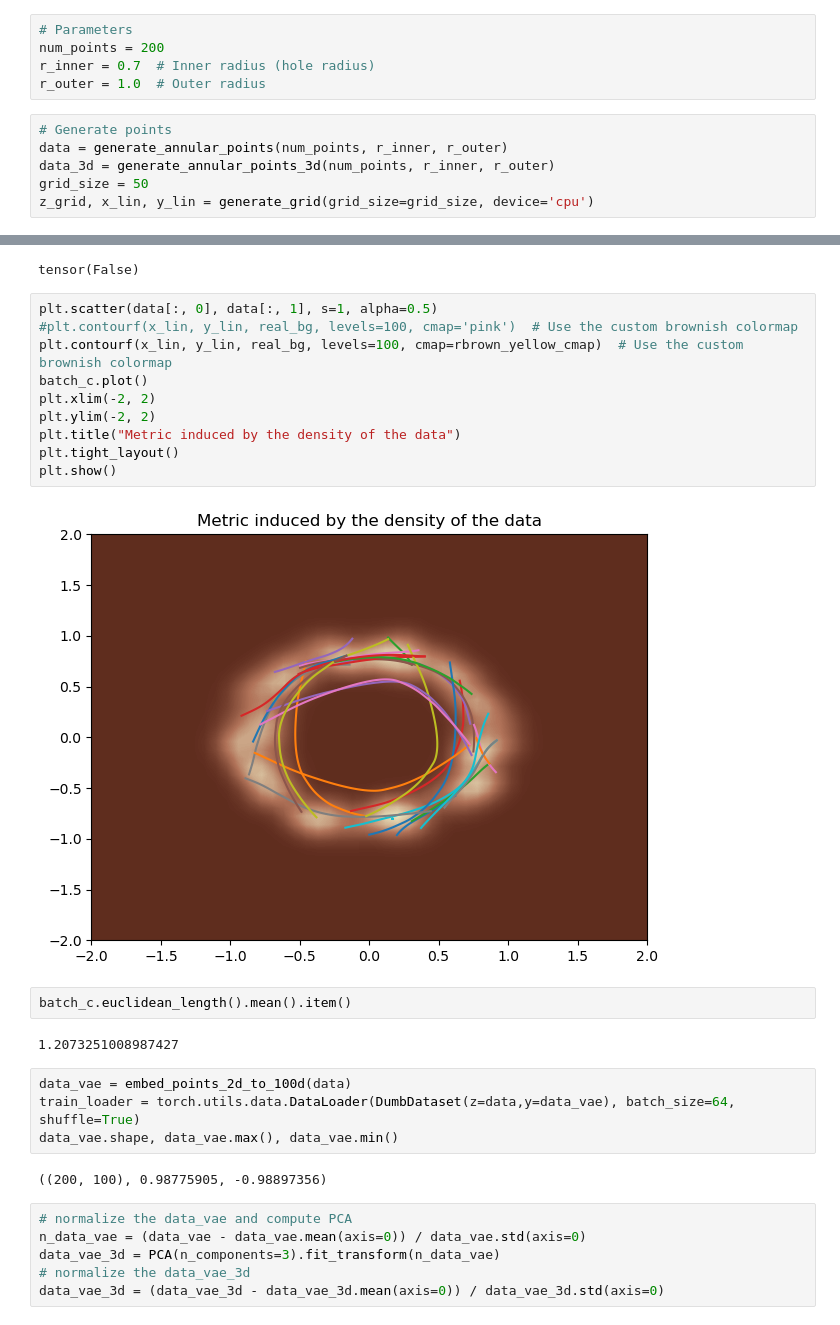
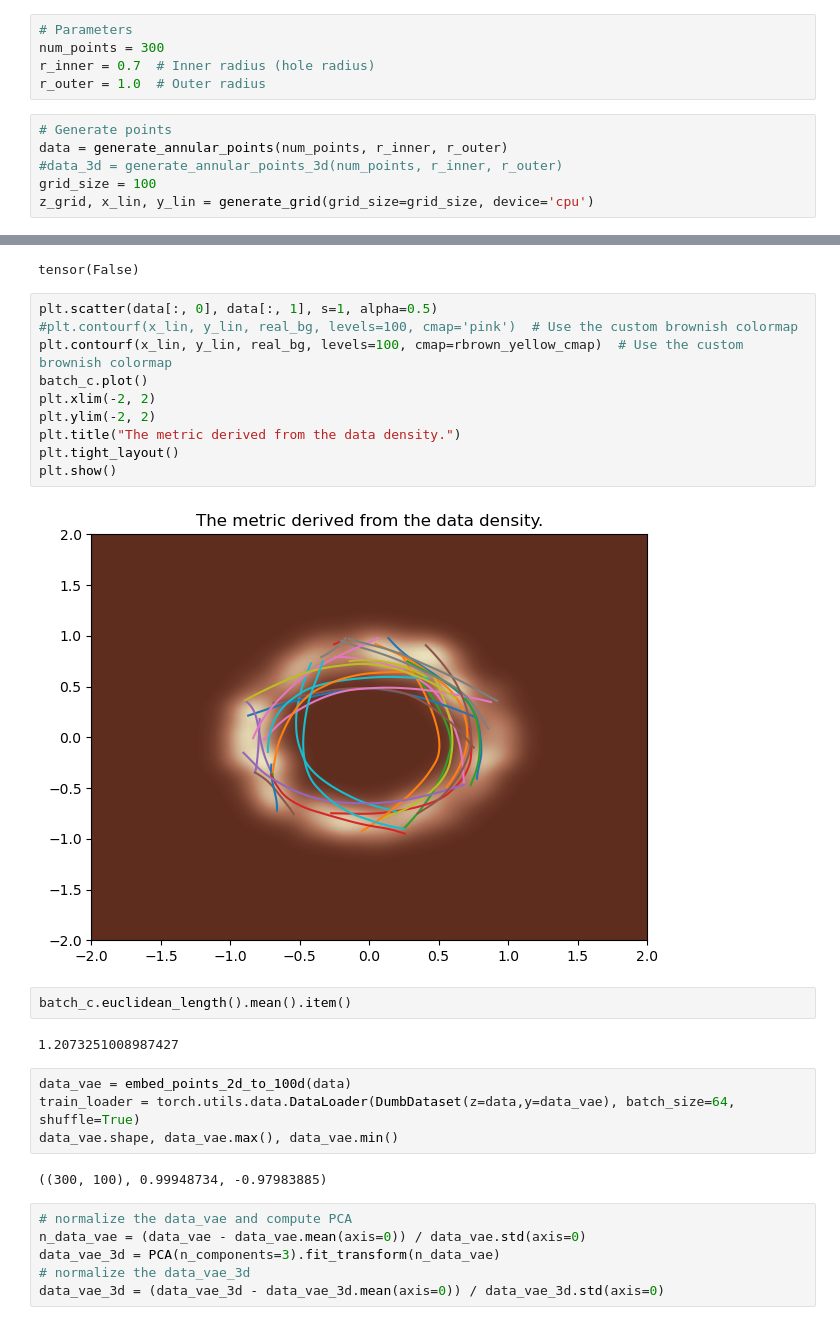
Before and after one commit to fablos/geo_latte, a Jupyter notebook: icra/circular_data.ipynb, the cells around one changed output, grey strips where cells are left out. Cells and saved outputs as stored; diff of their text form.

```diff
--- a/icra/circular_data.ipynb
+++ b/icra/circular_data.ipynb
@@ -14,14 +14,14 @@ from circular_utils import *
 from plot_utils import *
 # %%
 # Parameters
-num_points = 200
+num_points = 300
 r_inner = 0.7  # Inner radius (hole radius)
 r_outer = 1.0  # Outer radius
 # %%
 # Generate points
 data = generate_annular_points(num_points, r_inner, r_outer)
-data_3d = generate_annular_points_3d(num_points, r_inner, r_outer)
-grid_size = 50
+#data_3d = generate_annular_points_3d(num_points, r_inner, r_outer)
+grid_size = 100
 z_grid, x_lin, y_lin = generate_grid(grid_size=grid_size, device='cpu')
 # %%
 #simple_2d_plot(data, num_points)
@@ -40,15 +40,15 @@ tensor(False)
 # %%
 plt.scatter(data[:, 0], data[:, 1], s=1, alpha=0.5)
 #plt.contourf(x_lin, y_lin, real_bg, levels=100, cmap='pink')  # Use the custom brownish colormap
 plt.contourf(x_lin, y_lin, real_bg, levels=100, cmap=rbrown_yellow_cmap)  # Use the custom brownish colormap
 batch_c.plot()
 plt.xlim(-2, 2)
 plt.ylim(-2, 2)
-plt.title("Metric induced by the density of the data")
+plt.title("The metric derived from the data density.")
 plt.tight_layout()
 plt.show()
 # %% [output]
-[figure, old version]
+[figure, new version]
 # %%
 batch_c.euclidean_length().mean().item()
 # %% [output]
@@ -58,7 +58,7 @@ data_vae = embed_points_2d_to_100d(data)
 train_loader = torch.utils.data.DataLoader(DumbDataset(z=data,y=data_vae), batch_size=64, shuffle=True)
 data_vae.shape, data_vae.max(), data_vae.min()
 # %% [output]
-((200, 100), 0.98775905, -0.98897356)
+((300, 100), 0.99948734, -0.97983885)
 # %%
 # normalize the data_vae and compute PCA
 n_data_vae = (data_vae - data_vae.mean(axis=0)) / data_vae.std(axis=0)
```
Also changed, not shown: parts of 4 cells of this notebook, 2 other files.
